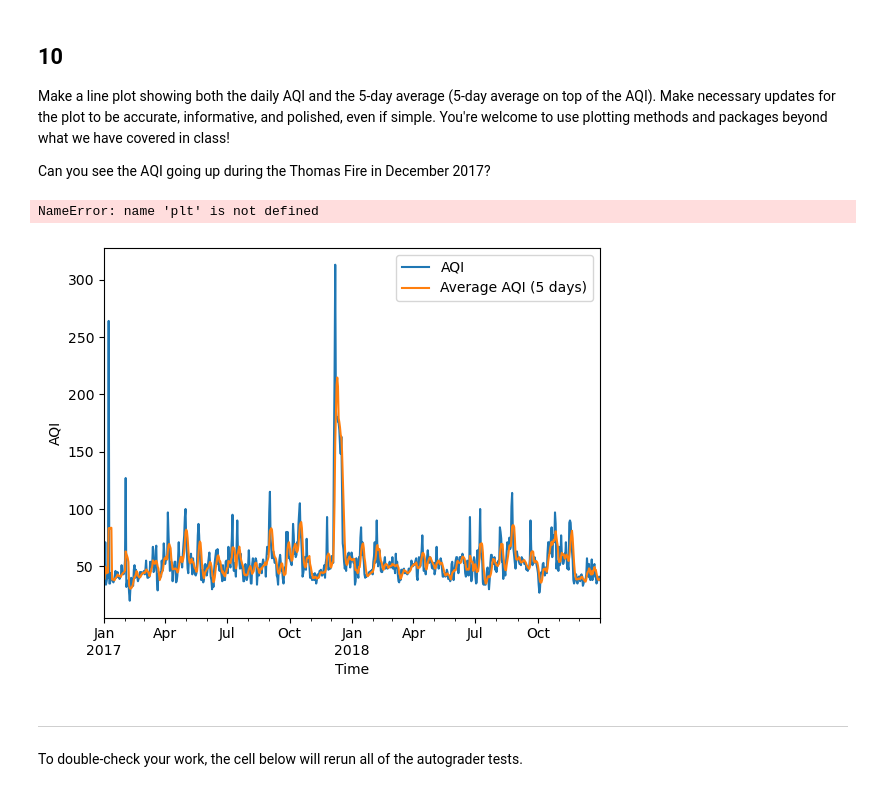
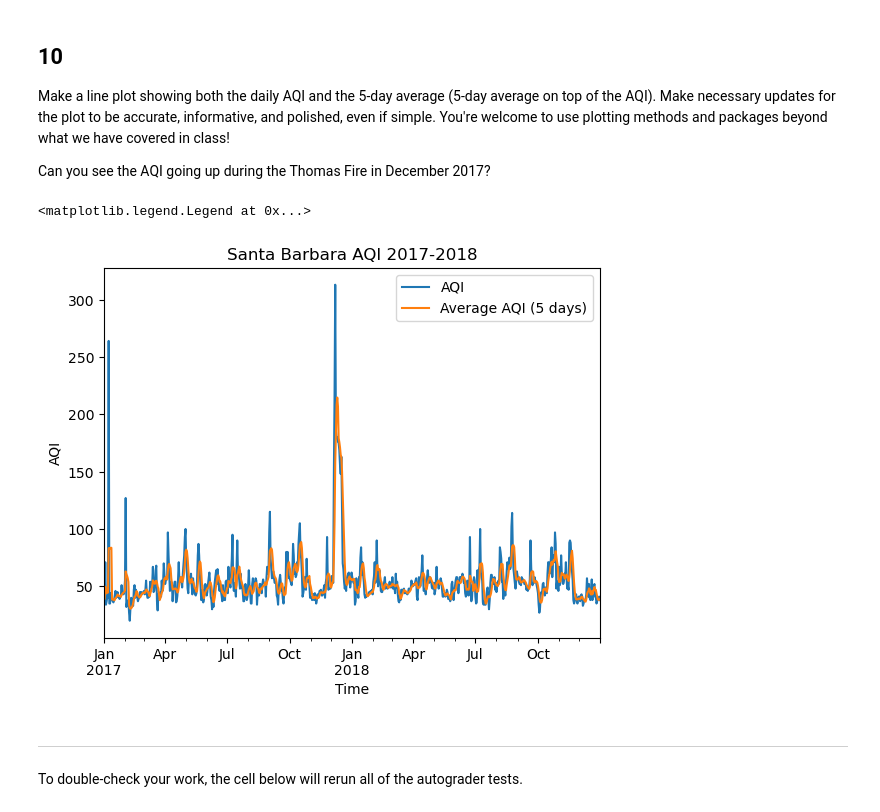
Before and after one commit to gitanjali1024/eds220-hwk2, a Jupyter notebook: task3/hwk2-task3-aqi.ipynb, the cells around one changed output. Saved outputs shown, nothing was run; the diff lists cells and outputs as text; code cells hidden in the pictures.

```diff
--- a/task3/hwk2-task3-aqi.ipynb
+++ b/task3/hwk2-task3-aqi.ipynb
@@ -344,12 +344,15 @@ Make a line plot showing both the daily AQI and the 5-day average (5-day average
 
 Can you see the AQI going up during the Thomas Fire in December 2017?
 # %%
+# Plot the AQI and Five Day Average
 aqi_sb.plot(kind = 'line', y = ['aqi','five_day_average'],
             xlabel = 'Time',
-            ylabel = 'AQI').legend(["AQI","Average AQI (5 days)"])
+            ylabel = 'AQI',
+            title = "Santa Barbara AQI 2017-2018"
+            ).legend(["AQI","Average AQI (5 days)"])
 # %% [output]
-NameError: name 'plt' is not defined
+<matplotlib.legend.Legend at 0x...>
-[figure, old version]
+[figure, new version]
 # %% [markdown]
 ---
 
```
Also changed, not shown: parts of 1 cell of this notebook.
